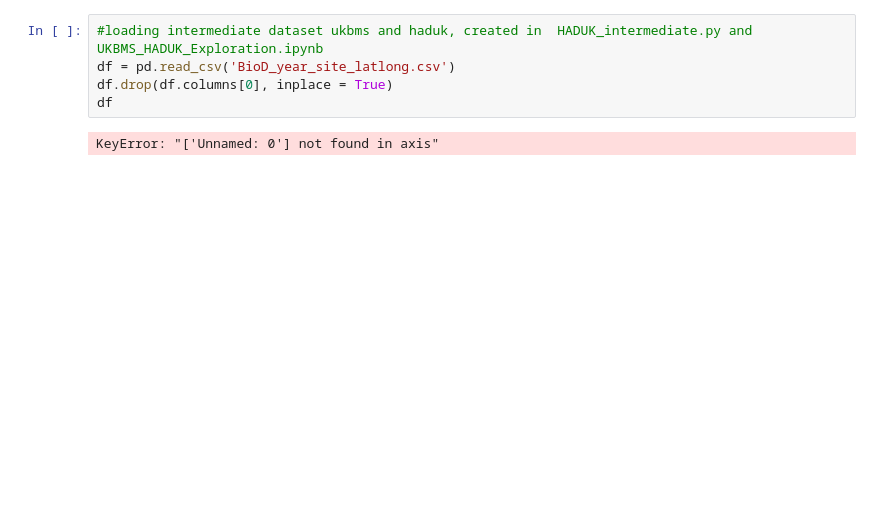
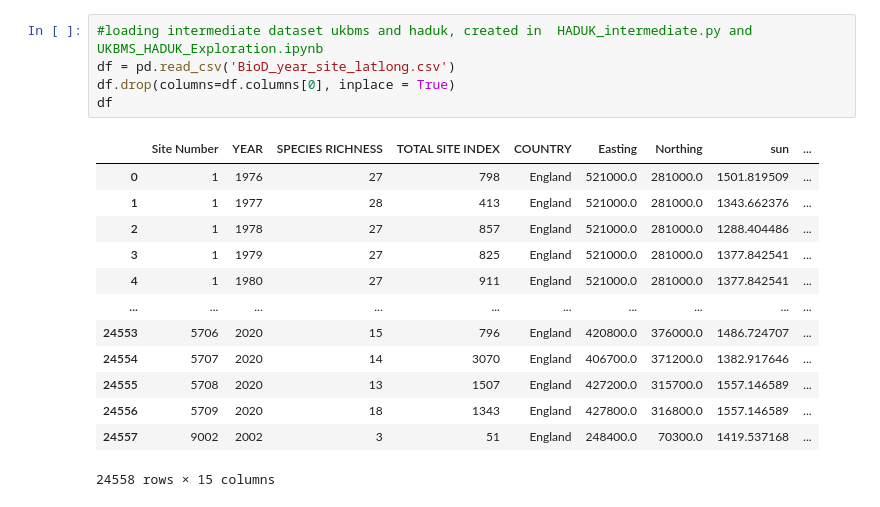
Before and after one commit to tztrz/MSc-Proj, a Jupyter notebook: UKBMS_HADUK_Model.ipynb, the cells around one changed output. Saved outputs shown, nothing was run; the diff lists cells and outputs as text; blank space fills up the shorter version.

```diff
--- a/UKBMS_HADUK_Model.ipynb
+++ b/UKBMS_HADUK_Model.ipynb
@@ -4,7 +11,19 @@ import sklearn
 # %%
 #loading intermediate dataset ukbms and haduk, created in  HADUK_intermediate.py and UKBMS_HADUK_Exploration.ipynb
 df = pd.read_csv('BioD_year_site_latlong.csv')
-df.drop(df.columns[0], inplace = True)
+df.drop(columns=df.columns[0], inplace = True)
 df
 # %% [output]
+|  | Site Number | YEAR | SPECIES RICHNESS | TOTAL SITE INDEX | COUNTRY | Easting | Northing | sun | ... |
+| 0 | 1 | 1976 | 27 | 798 | England | 521000.0 | 281000.0 | 1501.819509 | ... |
+| 1 | 1 | 1977 | 28 | 413 | England | 521000.0 | 281000.0 | 1343.662376 | ... |
+| 2 | 1 | 1978 | 27 | 857 | England | 521000.0 | 281000.0 | 1288.404486 | ... |
+| 3 | 1 | 1979 | 27 | 825 | England | 521000.0 | 281000.0 | 1377.842541 | ... |
+| 4 | 1 | 1980 | 27 | 911 | England | 521000.0 | 281000.0 | 1377.842541 | ... |
+| ... | ... | ... | ... | ... | ... | ... | ... | ... | ... |
+| 24553 | 5706 | 2020 | 15 | 796 | England | 420800.0 | 376000.0 | 1486.724707 | ... |
+| 24554 | 5707 | 2020 | 14 | 3070 | England | 406700.0 | 371200.0 | 1382.917646 | ... |
+| 24555 | 5708 | 2020 | 13 | 1507 | England | 427200.0 | 315700.0 | 1557.146589 | ... |
+| 24556 | 5709 | 2020 | 18 | 1343 | England | 427800.0 | 316800.0 | 1557.146589 | ... |
+| 24557 | 9002 | 2002 | 3 | 51 | England | 248400.0 | 70300.0 | 1419.537168 | ... |
-KeyError: "['Unnamed: 0'] not found in axis"
+24558 rows × 15 columns
```
Also changed, not shown: parts of 15 cells of this notebook, 1 other file.
